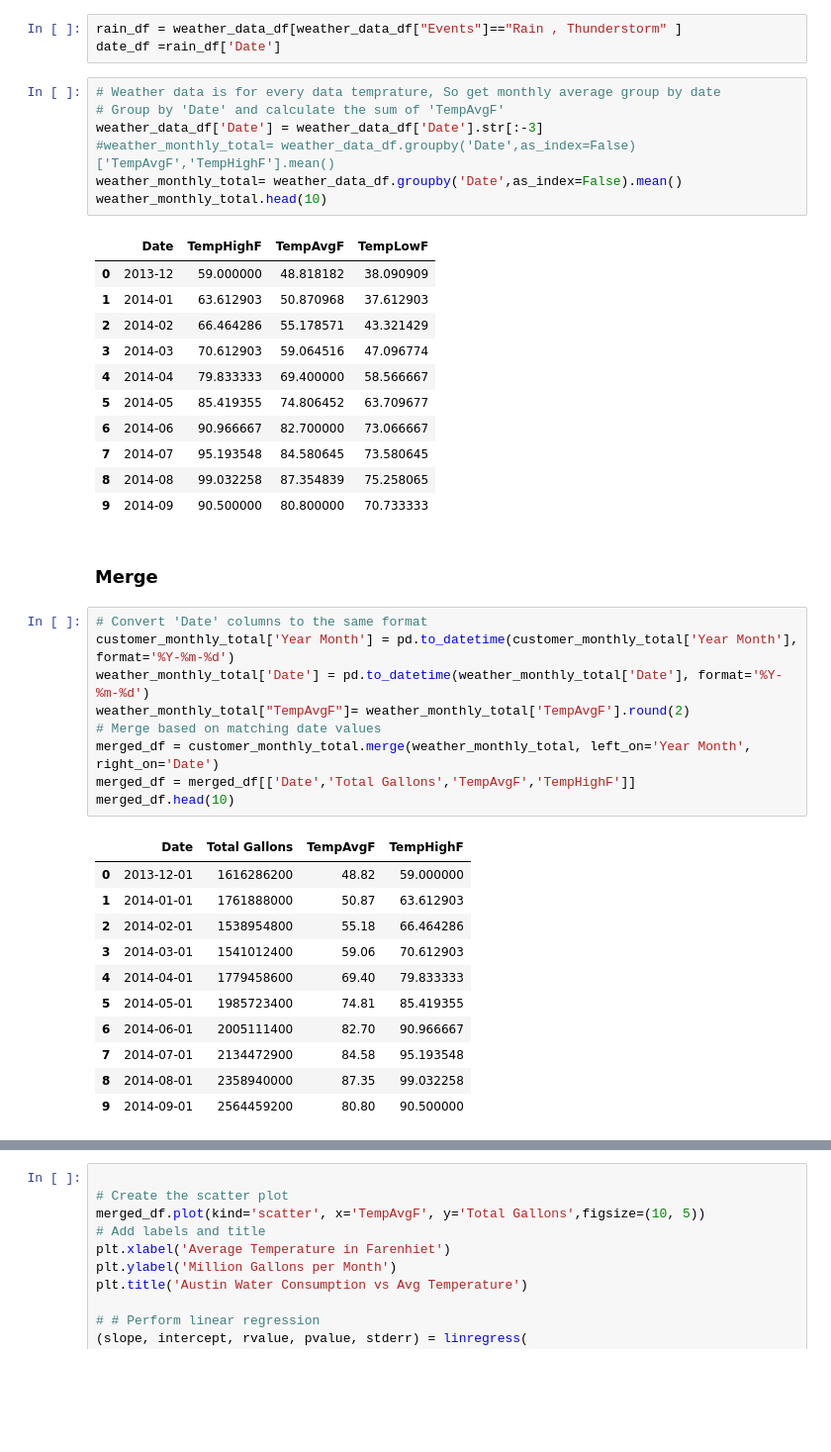
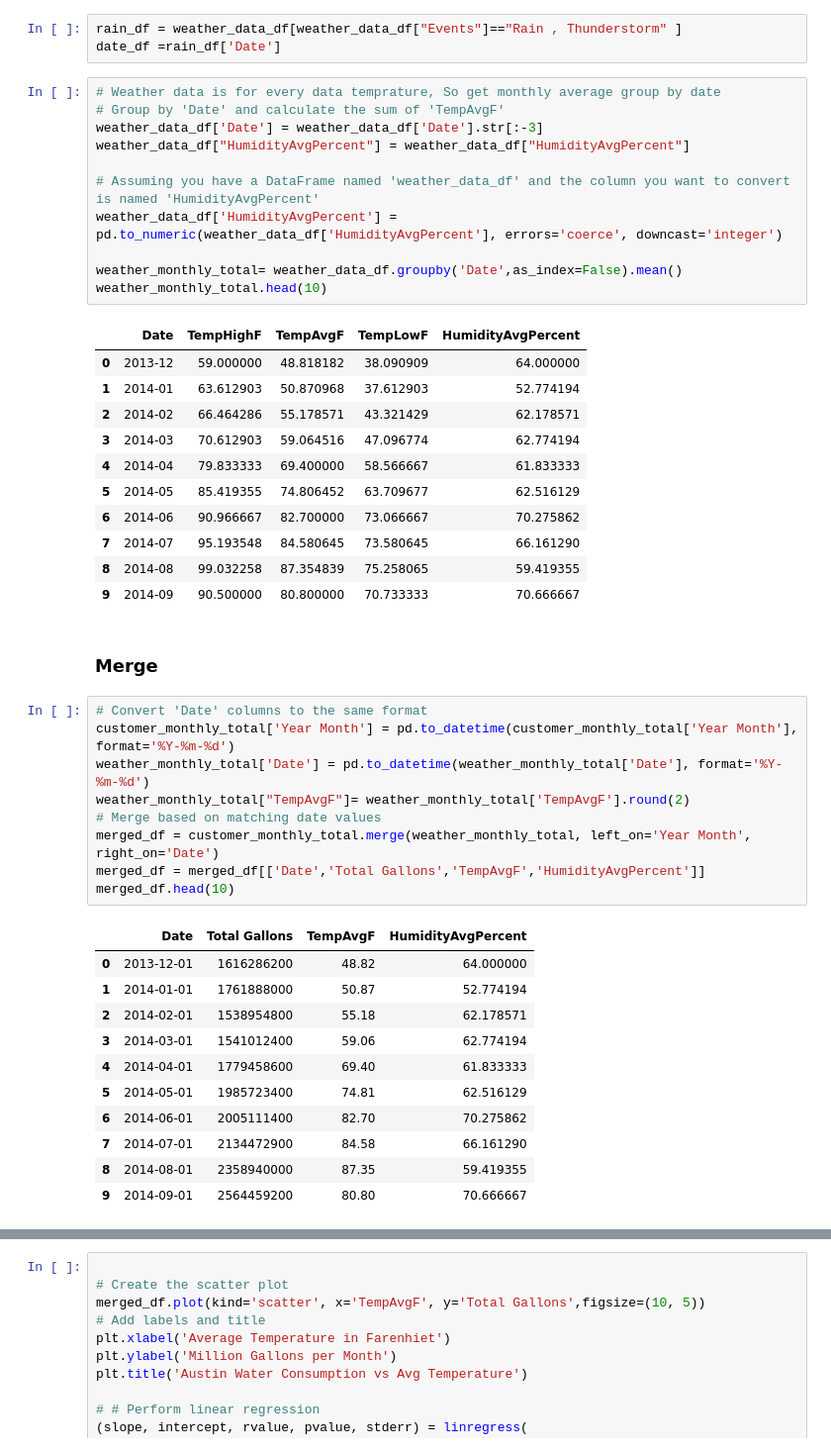
Before and after one commit to kadyepley/project-one, a Jupyter notebook: Austin_Weather_Water/austin_weather_water.ipynb, the cells around one changed output, grey strips where cells are left out. Shown at 99% size. Saved outputs shown, nothing was run; the diff lists cells and outputs as text; blank space fills up the shorter version.

Commit message:
Added Humidity variation

```diff
--- a/Austin_Weather_Water/austin_weather_water.ipynb
+++ b/Austin_Weather_Water/austin_weather_water.ipynb
@@ -96,22 +96,26 @@ date_df =rain_df['Date']
 # %%
 # Weather data is for every data temprature, So get monthly average group by date
 # Group by 'Date' and calculate the sum of 'TempAvgF'
 weather_data_df['Date'] = weather_data_df['Date'].str[:-3]
-#weather_monthly_total= weather_data_df.groupby('Date',as_index=False)['TempAvgF','TempHighF'].mean()
+weather_data_df["HumidityAvgPercent"] = weather_data_df["HumidityAvgPercent"]
+
+# Assuming you have a DataFrame named 'weather_data_df' and the column you want to convert is named 'HumidityAvgPercent'
+weather_data_df['HumidityAvgPercent'] = pd.to_numeric(weather_data_df['HumidityAvgPercent'], errors='coerce', downcast='integer')
+
 weather_monthly_total= weather_data_df.groupby('Date',as_index=False).mean()
 weather_monthly_total.head(10)
 # %% [output]
-|  | Date | TempHighF | TempAvgF | TempLowF |
-| 0 | 2013-12 | 59.000000 | 48.818182 | 38.090909 |
-| 1 | 2014-01 | 63.612903 | 50.870968 | 37.612903 |
-| 2 | 2014-02 | 66.464286 | 55.178571 | 43.321429 |
-| 3 | 2014-03 | 70.612903 | 59.064516 | 47.096774 |
-| 4 | 2014-04 | 79.833333 | 69.400000 | 58.566667 |
-| 5 | 2014-05 | 85.419355 | 74.806452 | 63.709677 |
-| 6 | 2014-06 | 90.966667 | 82.700000 | 73.066667 |
-| 7 | 2014-07 | 95.193548 | 84.580645 | 73.580645 |
-| 8 | 2014-08 | 99.032258 | 87.354839 | 75.258065 |
-| 9 | 2014-09 | 90.500000 | 80.800000 | 70.733333 |
+|  | Date | TempHighF | TempAvgF | TempLowF | HumidityAvgPercent |
+| 0 | 2013-12 | 59.000000 | 48.818182 | 38.090909 | 64.000000 |
+| 1 | 2014-01 | 63.612903 | 50.870968 | 37.612903 | 52.774194 |
+| 2 | 2014-02 | 66.464286 | 55.178571 | 43.321429 | 62.178571 |
+| 3 | 2014-03 | 70.612903 | 59.064516 | 47.096774 | 62.774194 |
+| 4 | 2014-04 | 79.833333 | 69.400000 | 58.566667 | 61.833333 |
+| 5 | 2014-05 | 85.419355 | 74.806452 | 63.709677 | 62.516129 |
+| 6 | 2014-06 | 90.966667 | 82.700000 | 73.066667 | 70.275862 |
+| 7 | 2014-07 | 95.193548 | 84.580645 | 73.580645 | 66.161290 |
+| 8 | 2014-08 | 99.032258 | 87.354839 | 75.258065 | 59.419355 |
+| 9 | 2014-09 | 90.500000 | 80.800000 | 70.733333 | 70.666667 |
 # %% [markdown]
 ### Merge
 # %%
@@ -121,20 +125,20 @@ weather_monthly_total['Date'] = pd.to_datetime(weather_monthly_total['Date'], fo
 weather_monthly_total["TempAvgF"]= weather_monthly_total['TempAvgF'].round(2)
 # Merge based on matching date values
 merged_df = customer_monthly_total.merge(weather_monthly_total, left_on='Year Month', right_on='Date')
-merged_df = merged_df[['Date','Total Gallons','TempAvgF','TempHighF']]
+merged_df = merged_df[['Date','Total Gallons','TempAvgF','HumidityAvgPercent']]
 merged_df.head(10)
 # %% [output]
-|  | Date | Total Gallons | TempAvgF | TempHighF |
-| 0 | 2013-12-01 | 1616286200 | 48.82 | 59.000000 |
-| 1 | 2014-01-01 | 1761888000 | 50.87 | 63.612903 |
-| 2 | 2014-02-01 | 1538954800 | 55.18 | 66.464286 |
-| 3 | 2014-03-01 | 1541012400 | 59.06 | 70.612903 |
-| 4 | 2014-04-01 | 1779458600 | 69.40 | 79.833333 |
-| 5 | 2014-05-01 | 1985723400 | 74.81 | 85.419355 |
-| 6 | 2014-06-01 | 2005111400 | 82.70 | 90.966667 |
-| 7 | 2014-07-01 | 2134472900 | 84.58 | 95.193548 |
-| 8 | 2014-08-01 | 2358940000 | 87.35 | 99.032258 |
-| 9 | 2014-09-01 | 2564459200 | 80.80 | 90.500000 |
+|  | Date | Total Gallons | TempAvgF | HumidityAvgPercent |
+| 0 | 2013-12-01 | 1616286200 | 48.82 | 64.000000 |
+| 1 | 2014-01-01 | 1761888000 | 50.87 | 52.774194 |
+| 2 | 2014-02-01 | 1538954800 | 55.18 | 62.178571 |
+| 3 | 2014-03-01 | 1541012400 | 59.06 | 62.774194 |
+| 4 | 2014-04-01 | 1779458600 | 69.40 | 61.833333 |
+| 5 | 2014-05-01 | 1985723400 | 74.81 | 62.516129 |
+| 6 | 2014-06-01 | 2005111400 | 82.70 | 70.275862 |
+| 7 | 2014-07-01 | 2134472900 | 84.58 | 66.161290 |
+| 8 | 2014-08-01 | 2358940000 | 87.35 | 59.419355 |
+| 9 | 2014-09-01 | 2564459200 | 80.80 | 70.666667 |
 # %%
 merged_df.describe()
 # %% [output]
```
Also changed, not shown: parts of 2 cells of this notebook, 3 other files.
